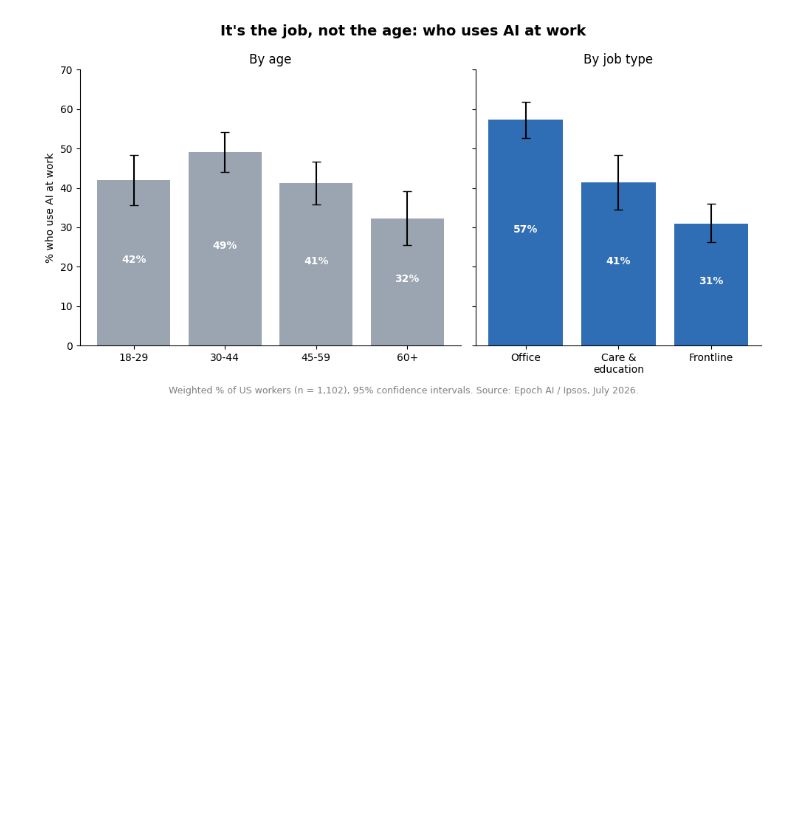
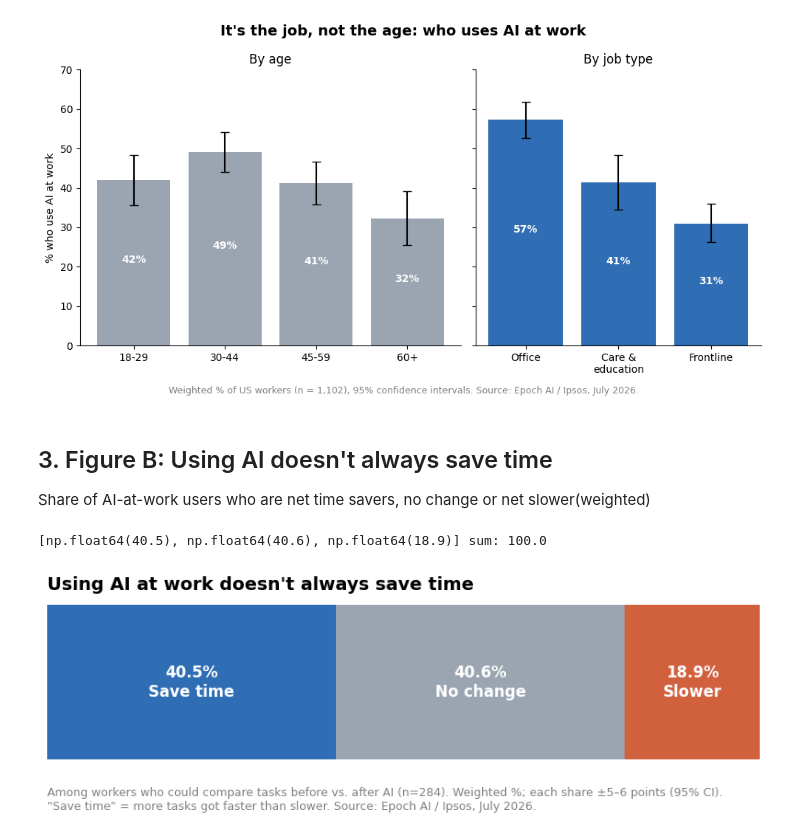
Before and after one commit to johnkim0622/ai-native-or-left-behind, a Jupyter notebook: notebooks/03_figures.ipynb, the cells around one changed output. Drawn from its saved outputs; the diff is of its cells as text; code cells hidden in the pictures; blank space fills up the shorter version.

Commit message:
03_figures: Figures B + C; add to README

```diff
--- a/notebooks/03_figures.ipynb
+++ b/notebooks/03_figures.ipynb
@@ -72,3 +72,41 @@ fig.savefig("../figures/fig1_job_not_age.png", dpi=200, bbox_inches="tight")
 plt.show()
 # %% [output]
 [figure]
+# %% [markdown]
+## 3. Figure B: Using AI doesn't always save time
+Share of AI-at-work users who are net time savers, no change or net slower(weighted)
+# %%
+q2 = df[df["net_saver"].notna()].copy()
+statuses = ["Net saver", "No change", "Net slower"]
+pcts = []
+for s in statuses:
+    tmp = q2.copy()
+    tmp["flag"] = (tmp["net_status"] == s).astype(float)
+    pcts.append(weighted_ci(tmp, "flag")["pct"])
+print([round(p,1) for p in pcts], "sum:", round(sum(pcts), 1))
+
+labels = ["Save time", "No change", "Slower"]
+colors = ["#2f6db5", "#9aa5b1", "#d1603d"]
+
+fig, ax = plt.subplots(figsize = (10, 2.4))
+left = 0
+for p, lab, col in zip(pcts, labels, colors):
+    ax.barh(0, p, left=left, color = col, height = 0.6)
+    ax.text(left + p / 2, 0, f"{p:.1f}%\n{lab}", ha="center", va="center",
+    color = "white", fontweight="bold", fontsize=12)
+    left += p
+
+ax.set_xlim(0, 100)
+ax.axis("off")
+ax.set_title("Using AI at work doesn't always save time", fontsize = 14, fontweight = "bold", loc="left")
+fig.text(0.125, -0.08,
+"Among workers who could compare tasks before vs. after AI (n=284). Weighted %; "
+"each share ±5–6 points (95% CI).\n"
+"\"Save time\" = more tasks got faster than slower. Source: Epoch AI / Ipsos, July 2026.",
+         fontsize=9, color="gray")
+
+fig.savefig("../figures/fig2_time_saved.png", dpi=200, bbox_inches="tight")
+plt.show()
+# %% [output]
+[np.float64(40.5), np.float64(40.6), np.float64(18.9)] sum: 100.0
+[figure, added]
```
Also changed, not shown: parts of 2 cells of this notebook, 3 other files.
